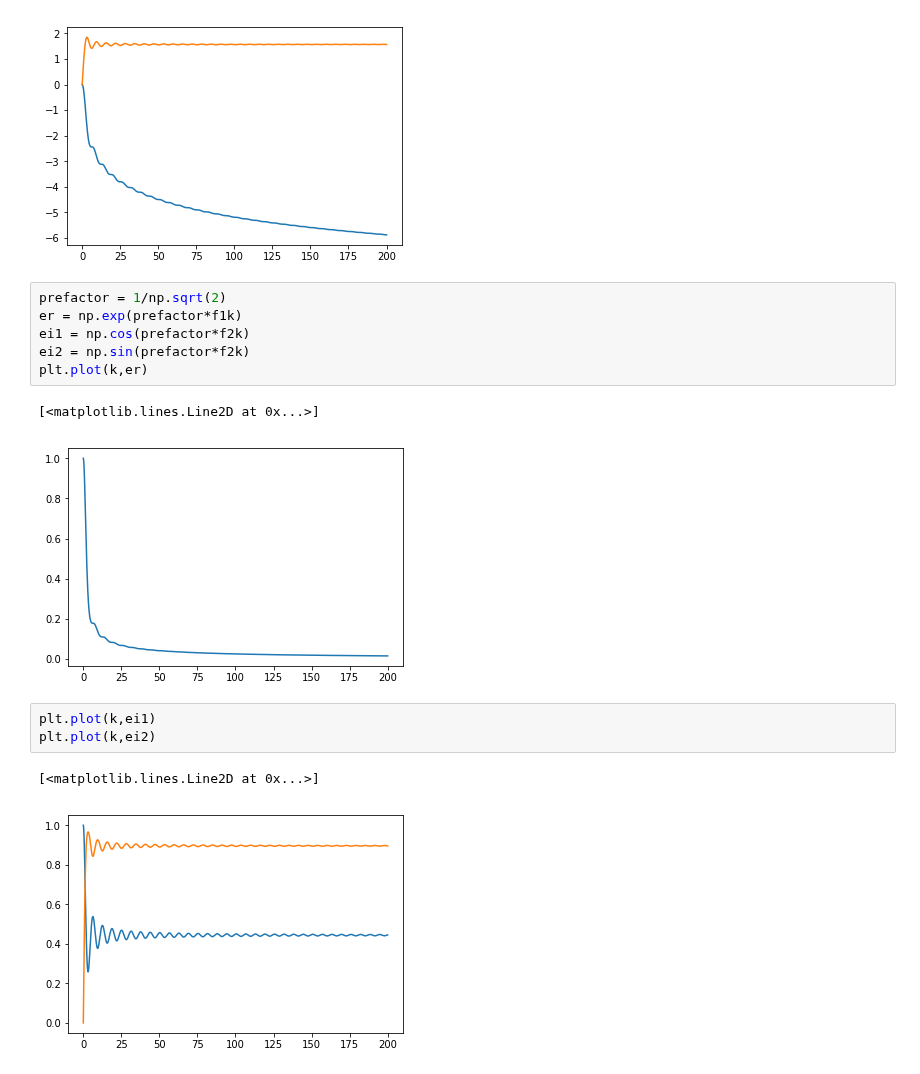
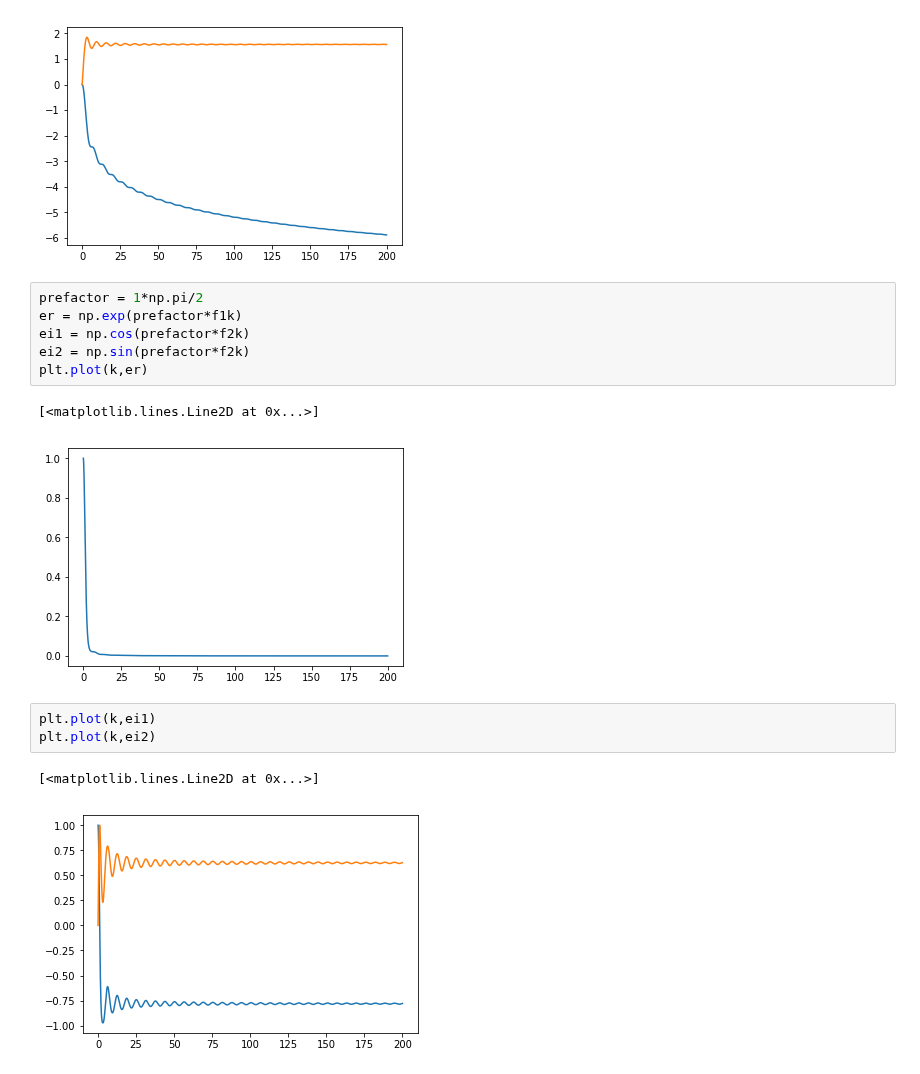
Before and after one commit to hstrey/FCS-simulations, a Jupyter notebook: FCS intensity distribution correct 2d.ipynb, the cells around one changed output. Saved outputs shown, nothing was run; the diff lists cells and outputs as text.

```diff
--- a/FCS intensity distribution correct 2d.ipynb
+++ b/FCS intensity distribution correct 2d.ipynb
@@ -36,20 +36,20 @@ plt.plot(k,f2k)
 [<matplotlib.lines.Line2D at 0x...>]
 [figure]
 # %%
-prefactor = 1/np.sqrt(2)
+prefactor = 1*np.pi/2
 er = np.exp(prefactor*f1k)
 ei1 = np.cos(prefactor*f2k)
 ei2 = np.sin(prefactor*f2k)
 plt.plot(k,er)
 # %% [output]
 [<matplotlib.lines.Line2D at 0x...>]
-[figure, old version]
+[figure, new version]
 # %%
 plt.plot(k,ei1)
 plt.plot(k,ei2)
 # %% [output]
 [<matplotlib.lines.Line2D at 0x...>]
-[figure, old version]
+[figure, new version]
 # %%
 plt.plot(k,er*ei1)
 plt.plot(k,er*ei2)
```
Also changed, not shown: parts of 5 cells of this notebook, 3 other files.
